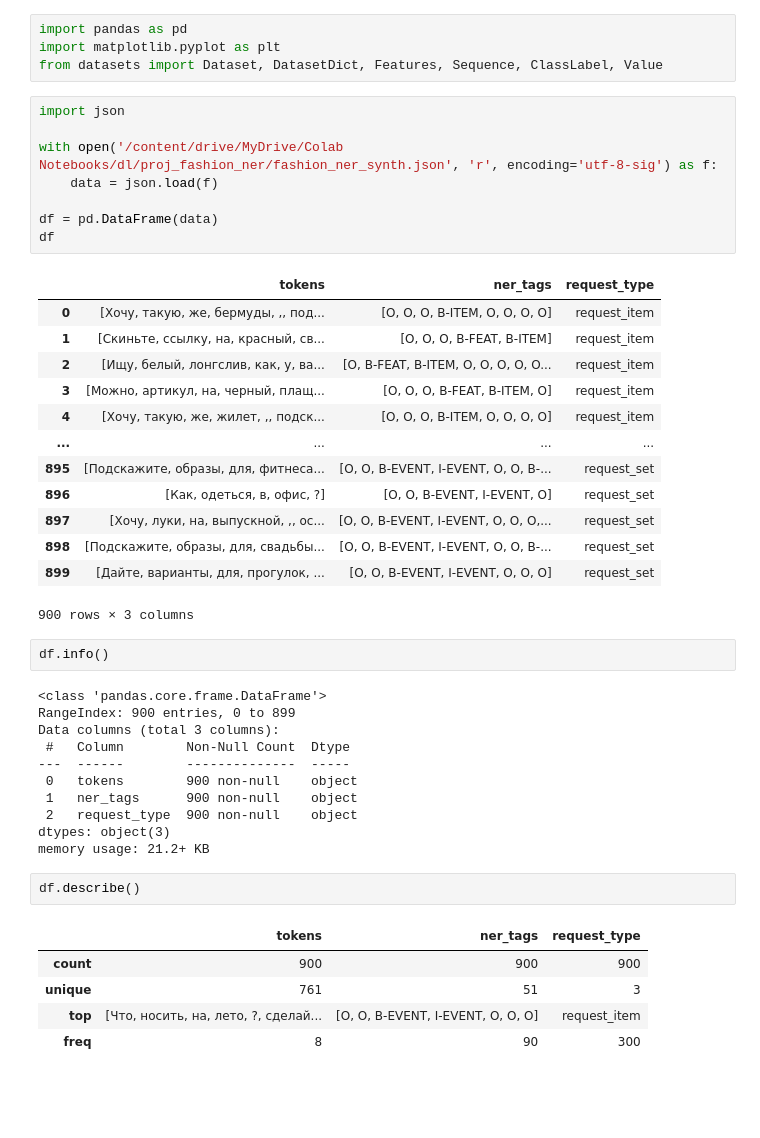
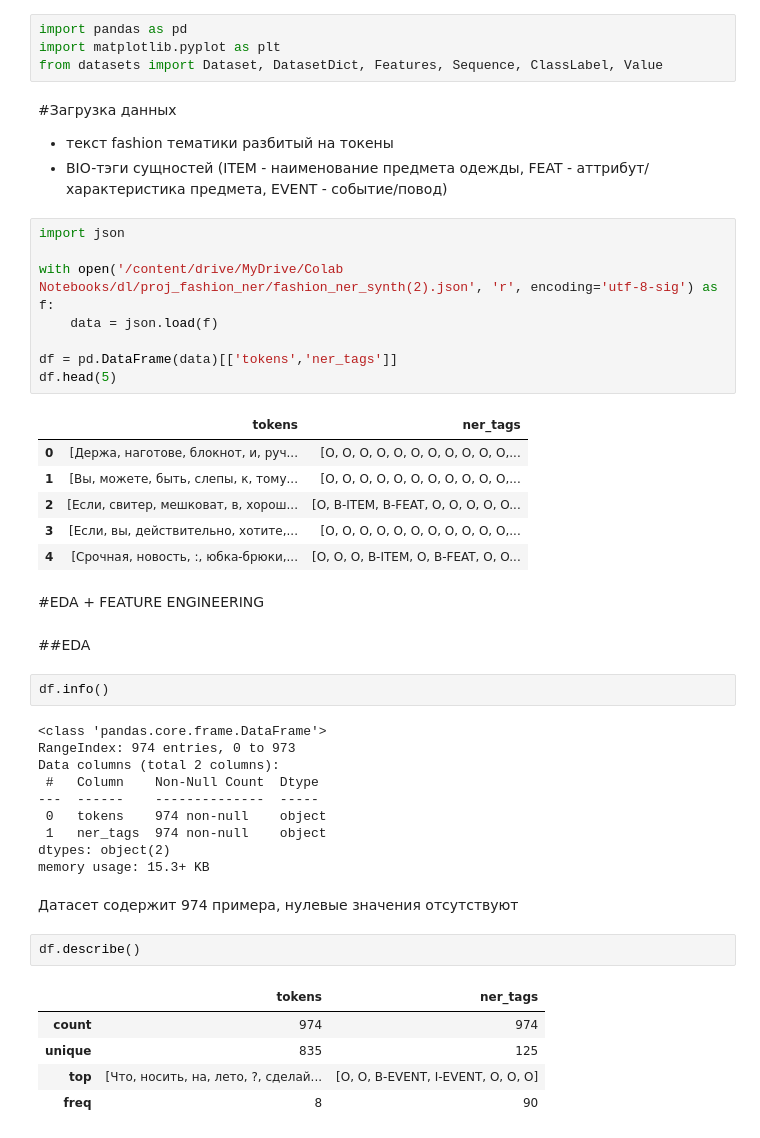
Before and after one commit to ramisz/fashion-ner, a Jupyter notebook: fashion_dataset_load.ipynb, the cells around one changed output. Drawn from its saved outputs; the diff is of its cells as text; blank space fills up the shorter version.

```diff
--- a/fashion_dataset_load.ipynb
+++ b/fashion_dataset_load.ipynb
@@ -7,46 +7,49 @@ Mounted at /content/drive
 import pandas as pd
 import matplotlib.pyplot as plt
 from datasets import Dataset, DatasetDict, Features, Sequence, ClassLabel, Value
+# %% [markdown]
+#Загрузка данных
+
+*   текст fashion тематики разбитый на токены
+*   BIO-тэги сущностей (ITEM - наименование предмета одежды, FEAT - аттрибут/характеристика предмета, EVENT - событие/повод)
 # %%
 import json
 
-with open('/content/drive/MyDrive/Colab Notebooks/dl/proj_fashion_ner/fashion_ner_synth.json', 'r', encoding='utf-8-sig') as f:
+with open('/content/drive/MyDrive/Colab Notebooks/dl/proj_fashion_ner/fashion_ner_synth(2).json', 'r', encoding='utf-8-sig') as f:
     data = json.load(f)
 
-df = pd.DataFrame(data)
-df
+df = pd.DataFrame(data)[['tokens','ner_tags']]
+df.head(5)
 # %% [output]
-|  | tokens | ner_tags | request_type |
-| 0 | [Хочу, такую, же, бермуды, ,, под... | [O, O, O, B-ITEM, O, O, O, O] | request_item |
-| 1 | [Скиньте, ссылку, на, красный, св... | [O, O, O, B-FEAT, B-ITEM] | request_item |
-| 2 | [Ищу, белый, лонгслив, как, у, ва... | [O, B-FEAT, B-ITEM, O, O, O, O, O... | request_item |
-| 3 | [Можно, артикул, на, черный, плащ... | [O, O, O, B-FEAT, B-ITEM, O] | request_item |
-| 4 | [Хочу, такую, же, жилет, ,, подск... | [O, O, O, B-ITEM, O, O, O, O] | request_item |
-| ... | ... | ... | ... |
-| 895 | [Подскажите, образы, для, фитнеса... | [O, O, B-EVENT, I-EVENT, O, O, B-... | request_set |
-| 896 | [Как, одеться, в, офис, ?] | [O, O, B-EVENT, I-EVENT, O] | request_set |
-| 897 | [Хочу, луки, на, выпускной, ,, ос... | [O, O, B-EVENT, I-EVENT, O, O, O,... | request_set |
-| 898 | [Подскажите, образы, для, свадьбы... | [O, O, B-EVENT, I-EVENT, O, O, B-... | request_set |
-| 899 | [Дайте, варианты, для, прогулок, ... | [O, O, B-EVENT, I-EVENT, O, O, O] | request_set |
+|  | tokens | ner_tags |
+| 0 | [Держа, наготове, блокнот, и, руч... | [O, O, O, O, O, O, O, O, O, O, O,... |
+| 1 | [Вы, можете, быть, слепы, к, тому... | [O, O, O, O, O, O, O, O, O, O, O,... |
+| 2 | [Если, свитер, мешковат, в, хорош... | [O, B-ITEM, B-FEAT, O, O, O, O, O... |
+| 3 | [Если, вы, действительно, хотите,... | [O, O, O, O, O, O, O, O, O, O, O,... |
+| 4 | [Срочная, новость, :, юбка-брюки,... | [O, O, O, B-ITEM, O, B-FEAT, O, O... |
-900 rows × 3 columns
+# %% [markdown]
+#EDA + FEATURE ENGINEERING
+# %% [markdown]
+##EDA
 # %%
 df.info()
 # %% [output]
 <class 'pandas.core.frame.DataFrame'>
-RangeIndex: 900 entries, 0 to 899
-Data columns (total 3 columns):
- #   Column        Non-Null Count  Dtype
----  ------        --------------  -----
- 0   tokens        900 non-null    object
- 1   ner_tags      900 non-null    object
- 2   request_type  900 non-null    object
-dtypes: object(3)
-memory usage: 21.2+ KB
+RangeIndex: 974 entries, 0 to 973
+Data columns (total 2 columns):
+ #   Column    Non-Null Count  Dtype
+---  ------    --------------  -----
+ 0   tokens    974 non-null    object
+ 1   ner_tags  974 non-null    object
+dtypes: object(2)
+memory usage: 15.3+ KB
+# %% [markdown]
+Датасет содержит 974 примера, нулевые значения отсутствуют
 # %%
 df.describe()
 # %% [output]
-|  | tokens | ner_tags | request_type |
-| count | 900 | 900 | 900 |
-| unique | 761 | 51 | 3 |
-| top | [Что, носить, на, лето, ?, сделай... | [O, O, B-EVENT, I-EVENT, O, O, O] | request_item |
-| freq | 8 | 90 | 300 |
+|  | tokens | ner_tags |
+| count | 974 | 974 |
+| unique | 835 | 125 |
+| top | [Что, носить, на, лето, ?, сделай... | [O, O, B-EVENT, I-EVENT, O, O, O] |
+| freq | 8 | 90 |
```
Also changed, not shown: parts of 34 cells of this notebook, 3 other files.
